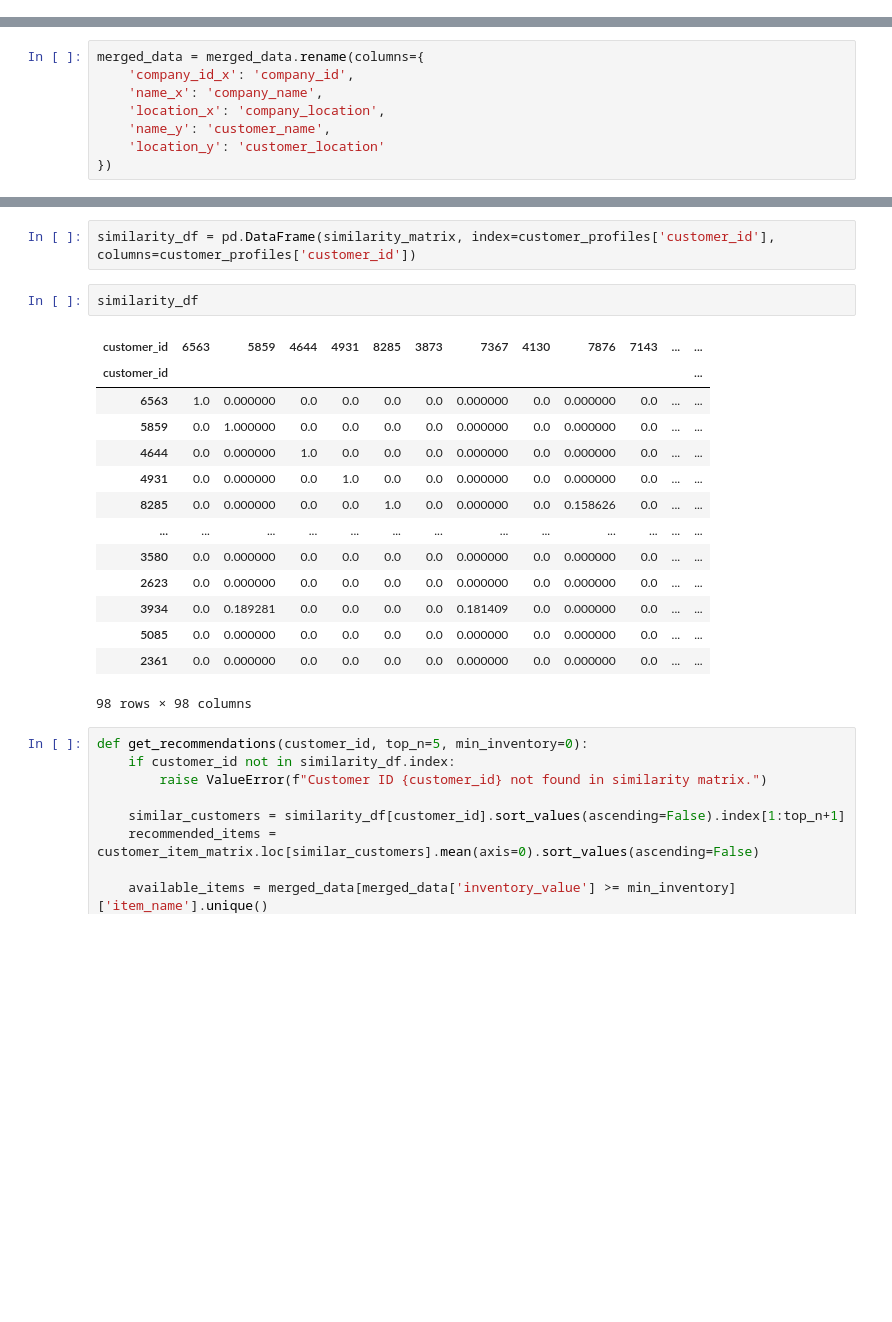
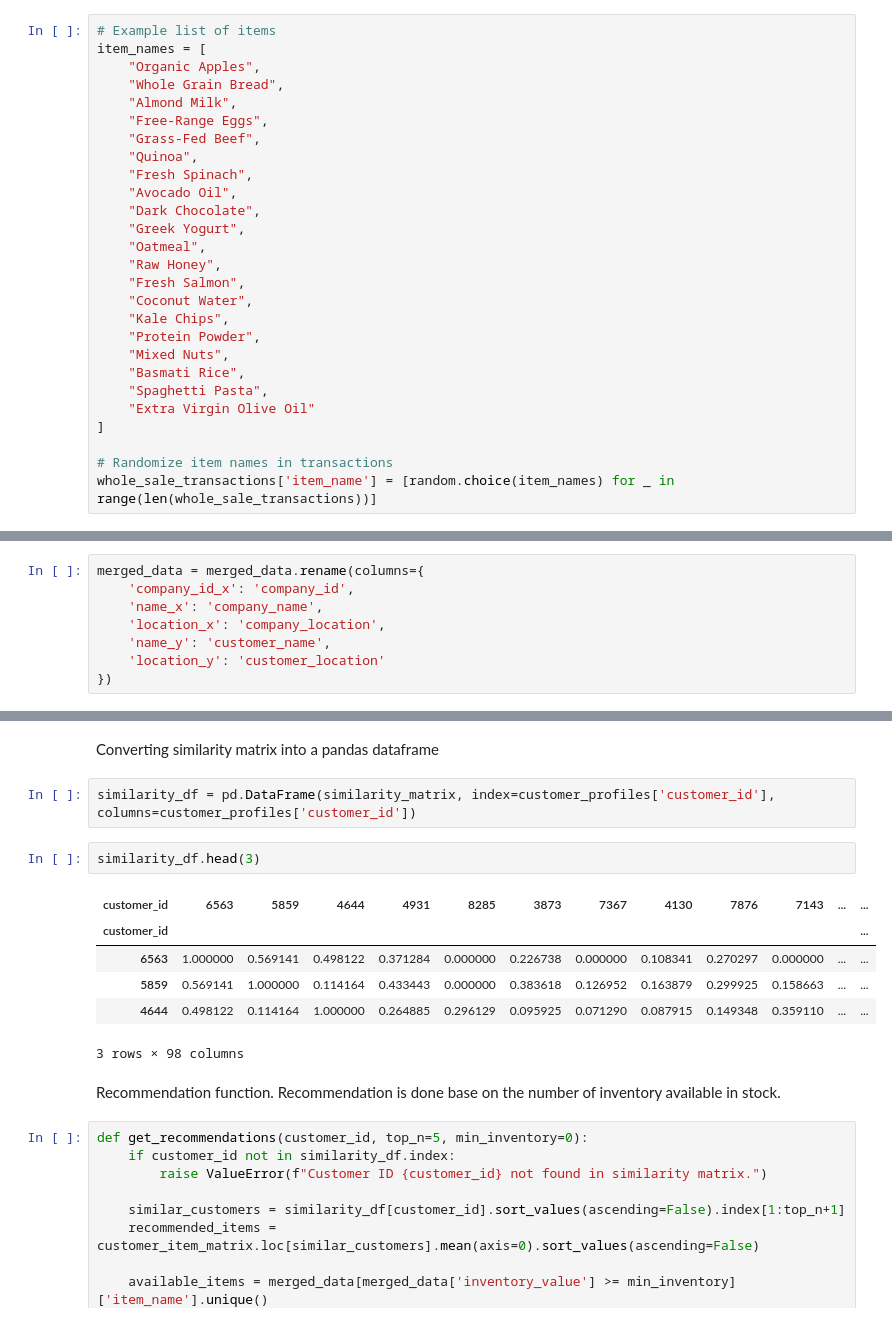
Before and after one commit to Tech-Watt/Recommendation-System, a Jupyter notebook: Product_Recommendation.ipynb, the cells around one changed output, grey strips where cells are left out. Drawn from its saved outputs; the diff is of its cells as text; blank space fills up the shorter version.

```diff
--- a/Product_Recommendation.ipynb
+++ b/Product_Recommendation.ipynb
@@ -102,0 +113,27 @@ dtype: int64
+# %%
+# Example list of items
+item_names = [
+    "Organic Apples",
+    "Whole Grain Bread",
+    "Almond Milk",
+    "Free-Range Eggs",
+    "Grass-Fed Beef",
+    "Quinoa",
+    "Fresh Spinach",
+    "Avocado Oil",
+    "Dark Chocolate",
+    "Greek Yogurt",
+    "Oatmeal",
+    "Raw Honey",
+    "Fresh Salmon",
+    "Coconut Water",
+    "Kale Chips",
+    "Protein Powder",
+    "Mixed Nuts",
+    "Basmati Rice",
+    "Spaghetti Pasta",
+    "Extra Virgin Olive Oil"
+]
+
+# Randomize item names in transactions
+whole_sale_transactions['item_name'] = [random.choice(item_names) for _ in range(len(whole_sale_transactions))]
@@ -233,22 +265,18 @@ plt.show()
+# %% [markdown]
+Converting similarity matrix into a pandas dataframe
 # %%
 similarity_df = pd.DataFrame(similarity_matrix, index=customer_profiles['customer_id'], columns=customer_profiles['customer_id'])
 # %%
-similarity_df
+similarity_df.head(3)
 # %% [output]
 | customer_id | 6563 | 5859 | 4644 | 4931 | 8285 | 3873 | 7367 | 4130 | 7876 | 7143 | ... | ... |
 | customer_id |  |  |  |  |  |  |  |  |  |  |  | ... |
-| 6563 | 1.0 | 0.000000 | 0.0 | 0.0 | 0.0 | 0.0 | 0.000000 | 0.0 | 0.000000 | 0.0 | ... | ... |
-| 5859 | 0.0 | 1.000000 | 0.0 | 0.0 | 0.0 | 0.0 | 0.000000 | 0.0 | 0.000000 | 0.0 | ... | ... |
-| 4644 | 0.0 | 0.000000 | 1.0 | 0.0 | 0.0 | 0.0 | 0.000000 | 0.0 | 0.000000 | 0.0 | ... | ... |
-| 4931 | 0.0 | 0.000000 | 0.0 | 1.0 | 0.0 | 0.0 | 0.000000 | 0.0 | 0.000000 | 0.0 | ... | ... |
-| 8285 | 0.0 | 0.000000 | 0.0 | 0.0 | 1.0 | 0.0 | 0.000000 | 0.0 | 0.158626 | 0.0 | ... | ... |
-| ... | ... | ... | ... | ... | ... | ... | ... | ... | ... | ... | ... | ... |
-| 3580 | 0.0 | 0.000000 | 0.0 | 0.0 | 0.0 | 0.0 | 0.000000 | 0.0 | 0.000000 | 0.0 | ... | ... |
-| 2623 | 0.0 | 0.000000 | 0.0 | 0.0 | 0.0 | 0.0 | 0.000000 | 0.0 | 0.000000 | 0.0 | ... | ... |
-| 3934 | 0.0 | 0.189281 | 0.0 | 0.0 | 0.0 | 0.0 | 0.181409 | 0.0 | 0.000000 | 0.0 | ... | ... |
-| 5085 | 0.0 | 0.000000 | 0.0 | 0.0 | 0.0 | 0.0 | 0.000000 | 0.0 | 0.000000 | 0.0 | ... | ... |
-| 2361 | 0.0 | 0.000000 | 0.0 | 0.0 | 0.0 | 0.0 | 0.000000 | 0.0 | 0.000000 | 0.0 | ... | ... |
+| 6563 | 1.000000 | 0.569141 | 0.498122 | 0.371284 | 0.000000 | 0.226738 | 0.000000 | 0.108341 | 0.270297 | 0.000000 | ... | ... |
+| 5859 | 0.569141 | 1.000000 | 0.114164 | 0.433443 | 0.000000 | 0.383618 | 0.126952 | 0.163879 | 0.299925 | 0.158663 | ... | ... |
+| 4644 | 0.498122 | 0.114164 | 1.000000 | 0.264885 | 0.296129 | 0.095925 | 0.071290 | 0.087915 | 0.149348 | 0.359110 | ... | ... |
-98 rows × 98 columns
+3 rows × 98 columns
+# %% [markdown]
+Recommendation function. Recommendation is done base on the number of inventory available in stock.
 # %%
 def get_recommendations(customer_id, top_n=5, min_inventory=0):
     if customer_id not in similarity_df.index:
```
Also changed, not shown: parts of 22 cells of this notebook.
